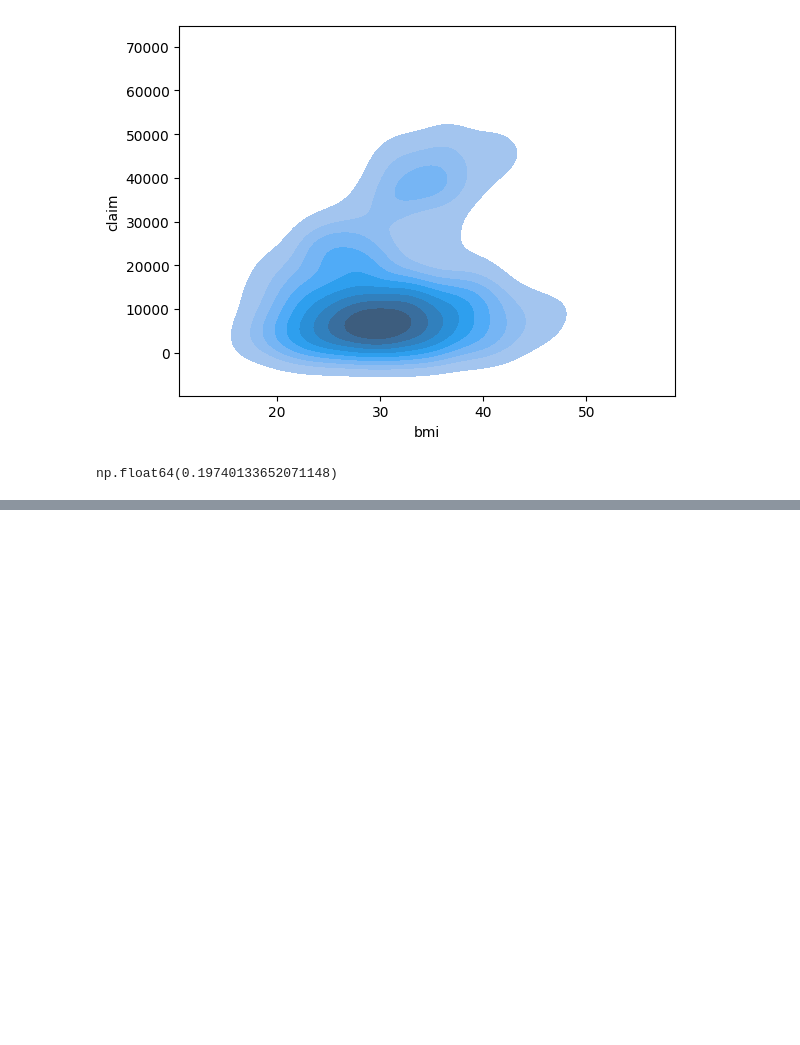
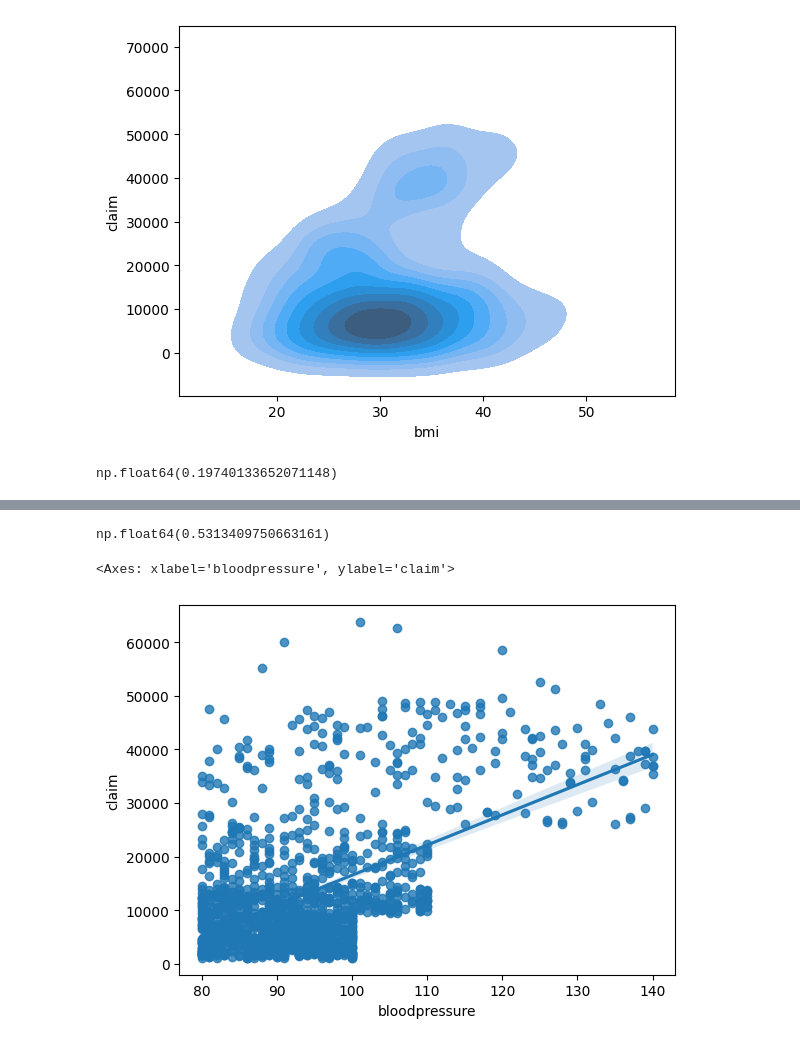
Before and after one commit to ronit-6464/INSURANCE-DATASET-EDA, a Jupyter notebook: EDA NOTEBOOK ON INSURANCE DATASET.ipynb, the cells around one changed output, grey strips where cells are left out. Cells and saved outputs as stored; diff of their text form; code cells hidden in the pictures; blank space fills up the shorter version.

```diff
--- a/EDA NOTEBOOK ON INSURANCE DATASET.ipynb
+++ b/EDA NOTEBOOK ON INSURANCE DATASET.ipynb
@@ -367,0 +373,10 @@ np.float64(0.19740133652071148)
+# %%
+df['bloodpressure'].corr(df['claim'])
+#strong positive correlation
+# %% [output]
+np.float64(0.5313409750663161)
+# %%
+sns.regplot(data=df,x='bloodpressure',y='claim')
+# %% [output]
+<Axes: xlabel='bloodpressure', ylabel='claim'>
+[figure, added]
```
Also changed, not shown: parts of 3 cells of this notebook.
